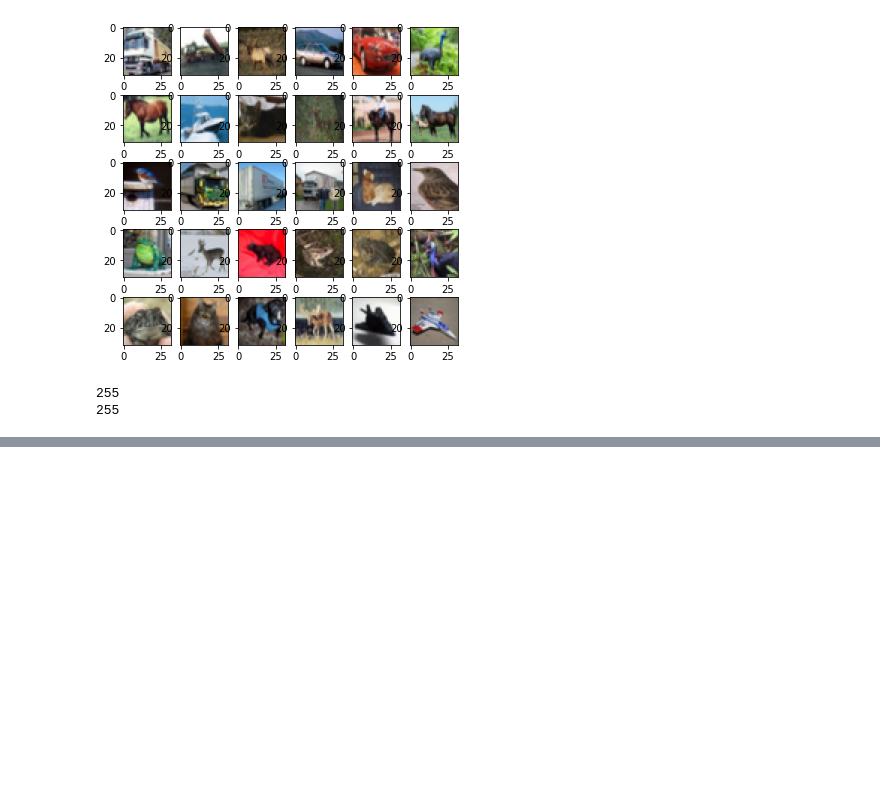
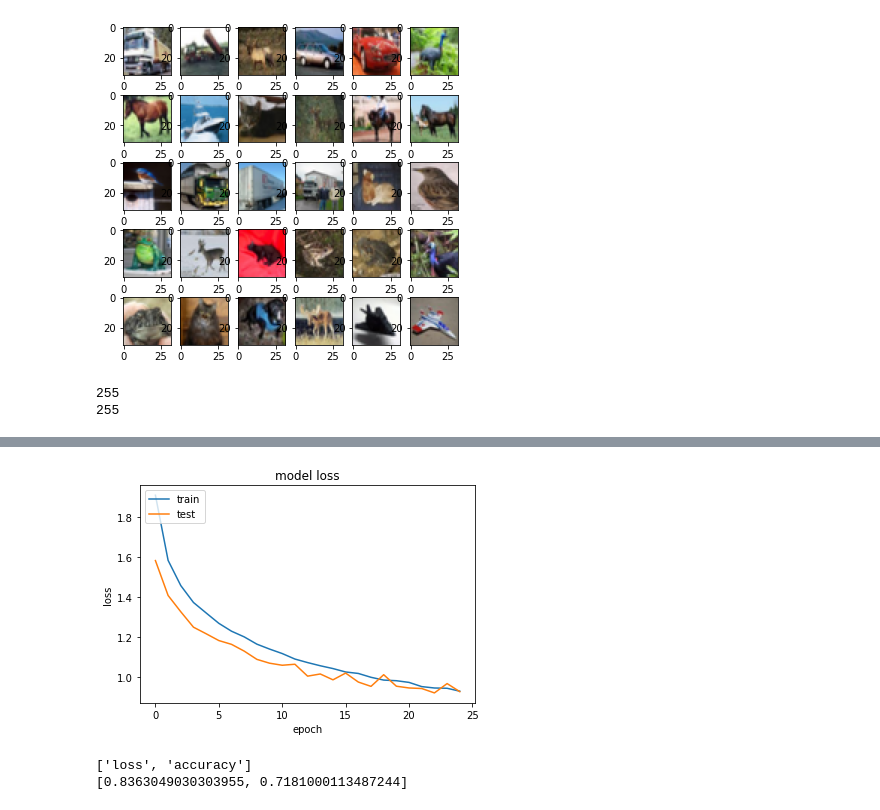
Before and after one commit to Lajith-Puthuchery/MachineLearning, a Jupyter notebook: CIFAR-10/CIFAR_10.ipynb, the cells around one changed output, grey strips where cells are left out. Cells and saved outputs as stored; diff of their text form; code cells hidden in the pictures; blank space fills up the shorter version.

```diff
--- a/CIFAR-10/CIFAR_10.ipynb
+++ b/CIFAR-10/CIFAR_10.ipynb
@@ -40,0 +154,17 @@ x_test = x_test/255
+# %%
+# summarize history for loss
+plt.plot(model.history.history['loss'])
+plt.plot(model.history.history['val_loss'])
+plt.title('model loss')
+plt.ylabel('loss')
+plt.xlabel('epoch')
+plt.legend(['train', 'test'], loc='upper left')
+plt.show()
+# %% [output]
+[figure, added]
+# %%
+print(model.metrics_names)
+print(model.evaluate(x_test,y_cat_test,verbose=0))
+# %% [output]
+['loss', 'accuracy']
+[0.8363049030303955, 0.7181000113487244]
```
Also changed, not shown: parts of 16 cells of this notebook.
